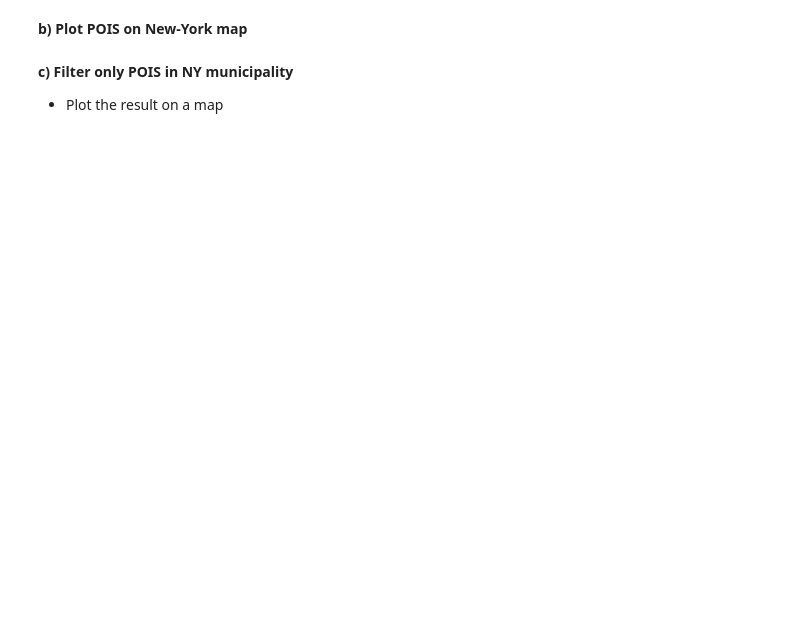
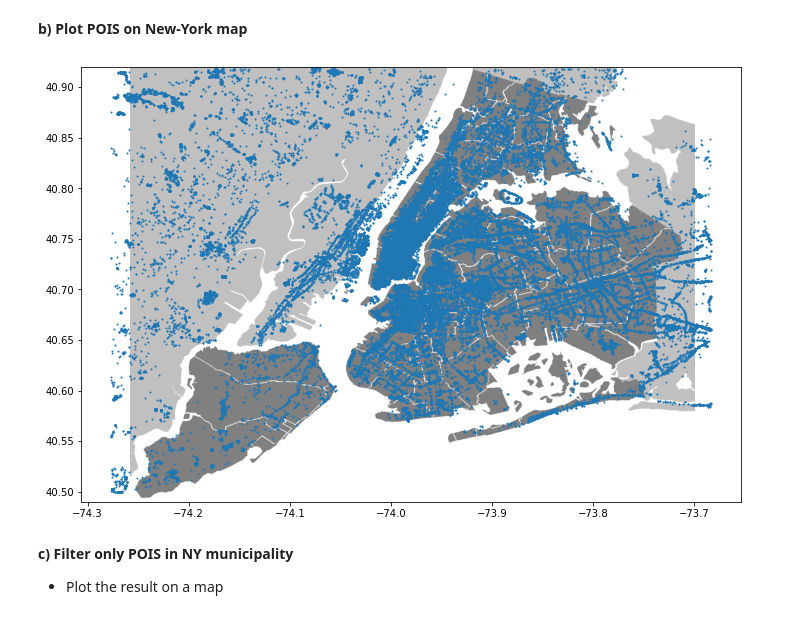
Before and after one commit to notlosca/data-science-lab, a Jupyter notebook: exercises/4-Pandas Examples.ipynb, the cells around one changed output. Drawn from its saved outputs; the diff is of its cells as text; code cells hidden in the pictures; blank space fills up the shorter version.

Commit message:
NY_plots done

```diff
--- a/exercises/4-Pandas Examples.ipynb
+++ b/exercises/4-Pandas Examples.ipynb
@@ -200,14 +227,16 @@ all_pois_df = pd.read_csv("pois_all_info.csv", sep='\t', index_col='@id', dtype=
 # %% [markdown]
 **b) Plot POIS on New-York map**
 # %%
-def plot_map(pois_df):
+def plot_map(pois_df: pd.DataFrame, col:str='tab:blue'):
     fig, ax = plt.subplots(figsize=(12,8))
     nyc_img = plt.imread('./New_York_City_Map.PNG')
     ax.imshow(nyc_img, zorder=0, extent=[-74.258, -73.7, 40.49,40.92])
-    ax.scatter(??, s=1)
+    ax.scatter(x=pois_df['@lon'], y=pois_df['@lat'], s=1, c=col)
     plt.show()
 
 plot_map(all_pois_df)
+# %% [output]
+[figure, added]
 # %% [markdown]
 **c) Filter only POIS in NY municipality**
 - Plot the result on a map
```
Also changed, not shown: parts of 6 cells of this notebook.
